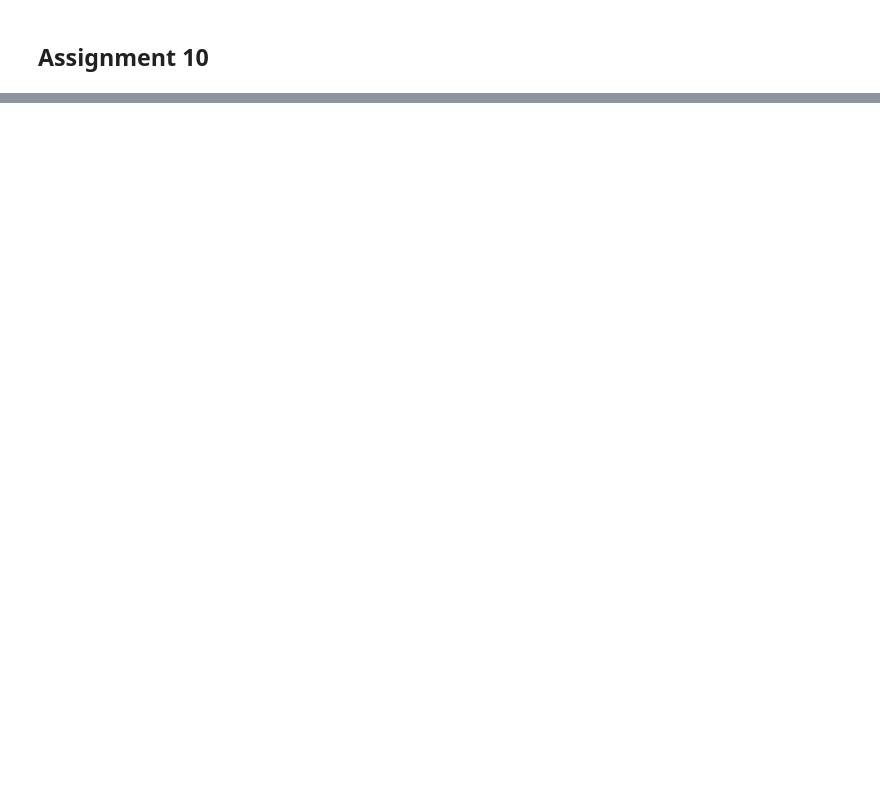
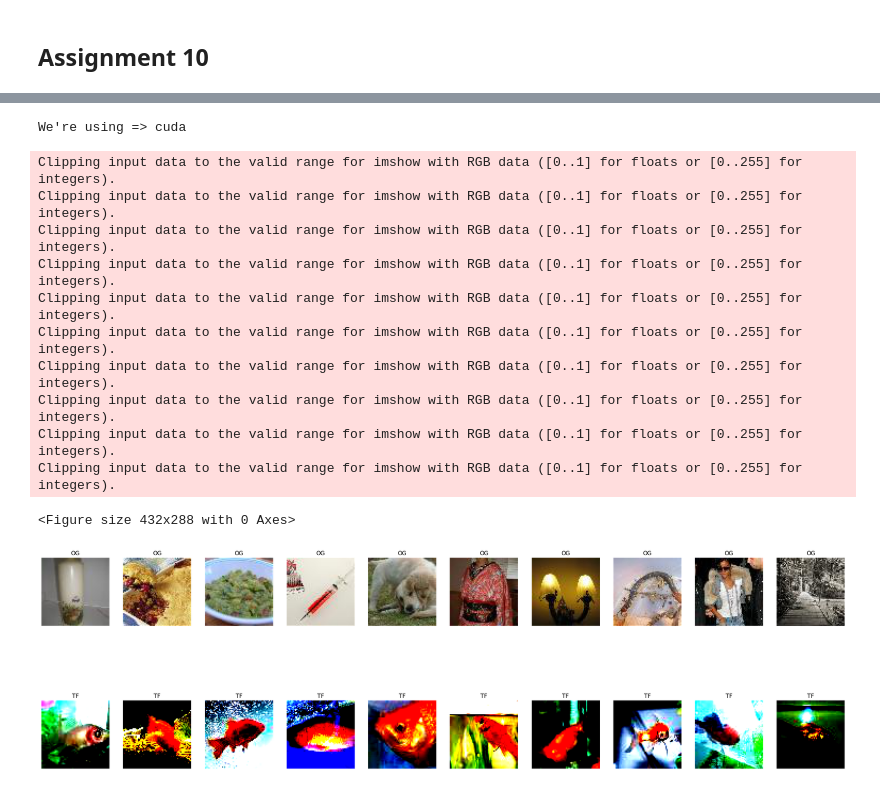
Before and after one commit to scarecrow-tsai/eva6-assignment-10, a Jupyter notebook: main.ipynb, the cells around one changed output, grey strips where cells are left out. Saved outputs shown, nothing was run; the diff lists cells and outputs as text; code cells hidden in the pictures; blank space fills up the shorter version.

```diff
--- a/main.ipynb
+++ b/main.ipynb
@@ -40,17 +84,19 @@ set_seed(69)
 ################################
 
 DATASET_NAME = "tiny-imagenet"
-DATASET_PATH = f"./../data/{DATASET_NAME}/"
+DATASET_PATH = f"./{DATASET_NAME}/"
 NUM_CLASSES = 200
 NUM_INPUT_CHANNELS = 3
 
 BATCH_SIZE = 256
-EPOCHS = 1
-LEARNING_RATE = 1e-7
+EPOCHS = 2
+LEARNING_RATE = 0.001
 
 # SET GPU
 device = torch.device("cuda" if torch.cuda.is_available() else "cpu")
 print("\nWe're using =>", device)
+# %% [output]
+We're using => cuda
 # %%
 ################################
 ## LOAD DATASET
@@ -58,36 +104,47 @@ print("\nWe're using =>", device)
 
 # datasets
 og_dataset = load_tinyimagenet(
     dataset_path=DATASET_PATH, is_train=False, image_transforms=ToTensorV2(),
 )
 
 # calculate dataset mean and std
-dataset_mean = (0.485, 0.456, 0.406)
-dataset_std = (0.229, 0.224, 0.225)
-# dataset_mean, dataset_std = calc_data_stats(og_dataset)
+dataset_mean, dataset_std = calc_data_stats(og_dataset)
 
 image_transforms = transforms(dataset_mean, dataset_std)
 
 train_dataset = load_tinyimagenet(
     dataset_path=DATASET_PATH,
     is_train=True,
     image_transforms=image_transforms["train"],
 )
 
 test_dataset = load_tinyimagenet(
     dataset_path=DATASET_PATH,
     is_train=False,
     image_transforms=image_transforms["test"],
 )
 
 
 class2idx = class_to_idx(og_dataset.classes)
 idx2class = idx_to_class(class2idx)
 
 
 visualise_transforms(
     original_data=og_dataset, transformed_data=train_dataset, num_samples=10
 )
+# %% [output]
+Clipping input data to the valid range for imshow with RGB data ([0..1] for floats or [0..255] for integers).
+Clipping input data to the valid range for imshow with RGB data ([0..1] for floats or [0..255] for integers).
+Clipping input data to the valid range for imshow with RGB data ([0..1] for floats or [0..255] for integers).
+Clipping input data to the valid range for imshow with RGB data ([0..1] for floats or [0..255] for integers).
+Clipping input data to the valid range for imshow with RGB data ([0..1] for floats or [0..255] for integers).
+Clipping input data to the valid range for imshow with RGB data ([0..1] for floats or [0..255] for integers).
+Clipping input data to the valid range for imshow with RGB data ([0..1] for floats or [0..255] for integers).
+Clipping input data to the valid range for imshow with RGB data ([0..1] for floats or [0..255] for integers).
+Clipping input data to the valid range for imshow with RGB data ([0..1] for floats or [0..255] for integers).
+Clipping input data to the valid range for imshow with RGB data ([0..1] for floats or [0..255] for integers).
+<Figure size 432x288 with 0 Axes>
+[figure, added]
 # %%
 ################################
 ## CREATE DATALOADERS
```
Also changed, not shown: parts of 12 cells of this notebook.
